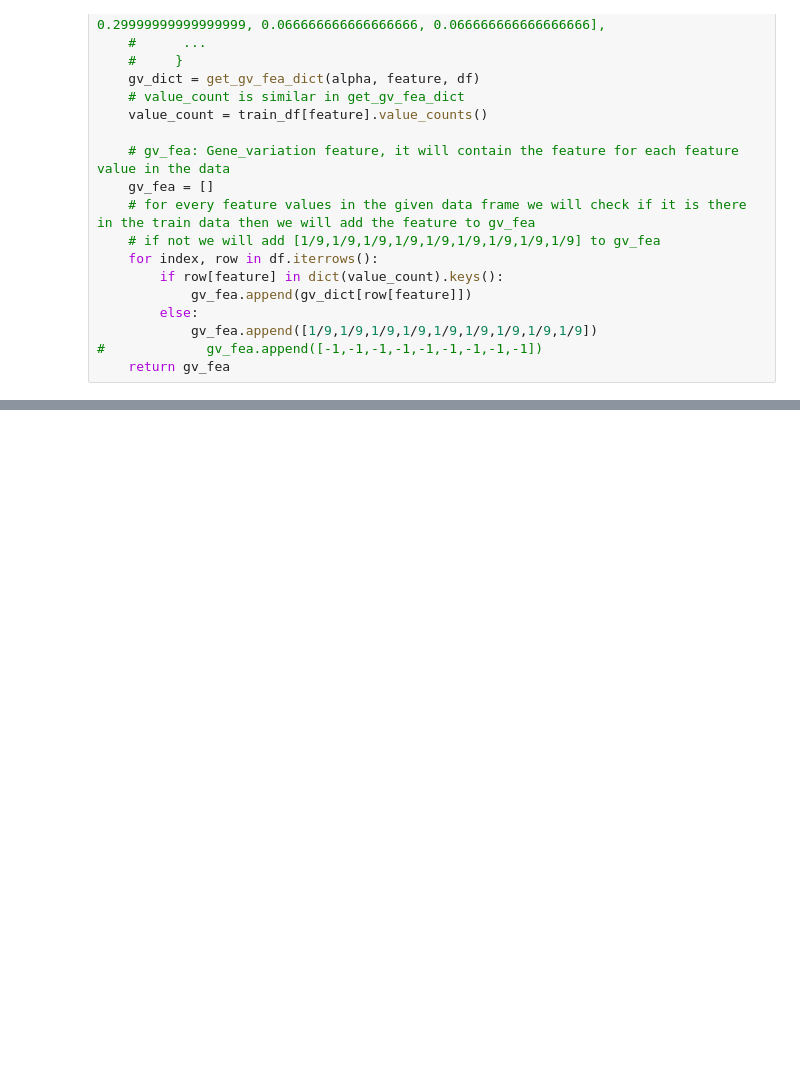
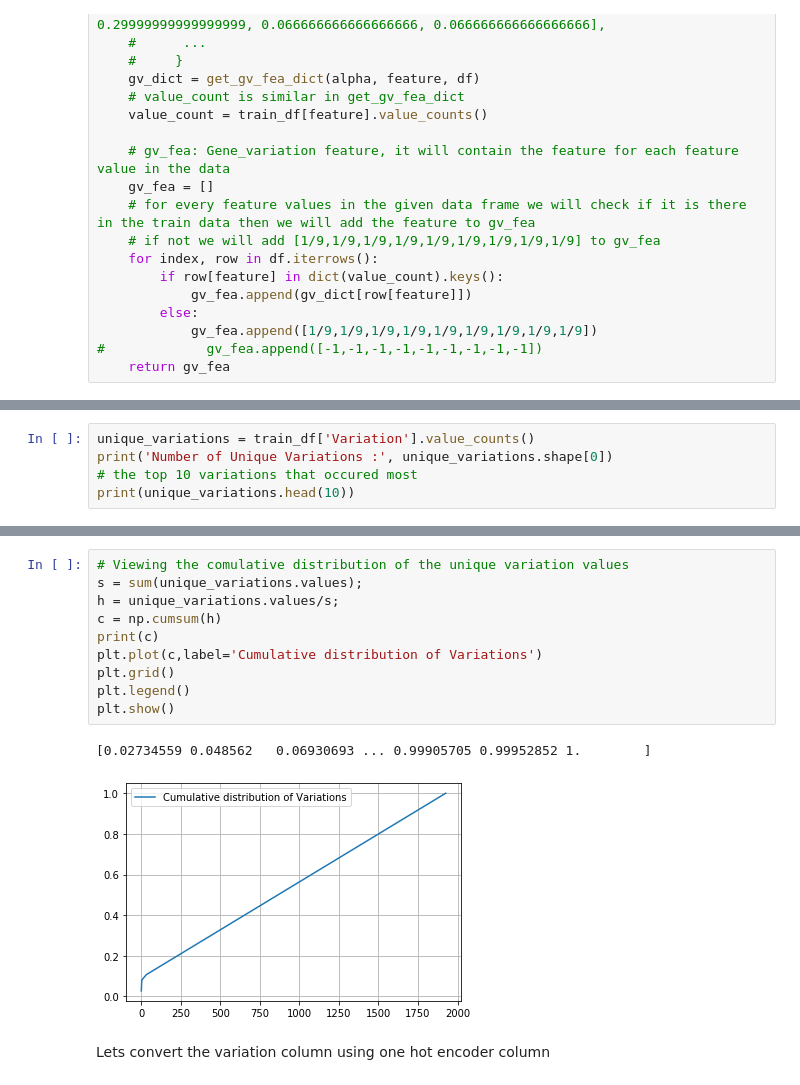
Before and after one commit to Daddis2/Medical-Treatment-Project, a Jupyter notebook: Medical Treatment Project.ipynb, the cells around one changed output, grey strips where cells are left out. Saved outputs shown, nothing was run; the diff lists cells and outputs as text; blank space fills up the shorter version.

```diff
--- a/Medical Treatment Project.ipynb
+++ b/Medical Treatment Project.ipynb
@@ -621,0 +708,5 @@ def get_gv_feature(alpha, feature, df):
+# %%
+unique_variations = train_df['Variation'].value_counts()
+print('Number of Unique Variations :', unique_variations.shape[0])
+# the top 10 variations that occured most
+print(unique_variations.head(10))
@@ -621,0 +726,15 @@ def get_gv_feature(alpha, feature, df):
+# %%
+# Viewing the comulative distribution of the unique variation values
+s = sum(unique_variations.values);
+h = unique_variations.values/s;
+c = np.cumsum(h)
+print(c)
+plt.plot(c,label='Cumulative distribution of Variations')
+plt.grid()
+plt.legend()
+plt.show()
+# %% [output]
+[0.02734559 0.048562   0.06930693 ... 0.99905705 0.99952852 1.        ]
+[figure, added]
+# %% [markdown]
+Lets convert the variation column using one hot encoder column
```
Also changed, not shown: parts of 86 cells of this notebook.
